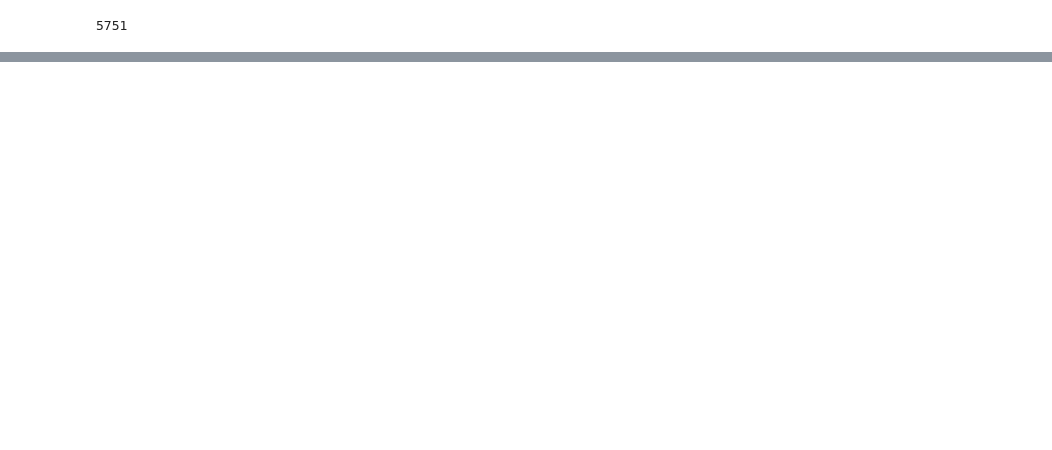
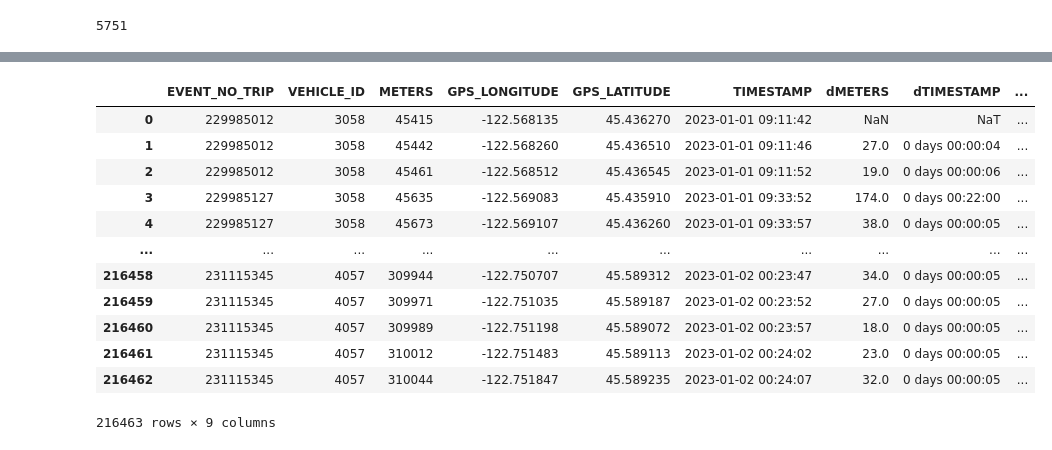
Before and after one commit to mhueckst/510_data_eng, a Jupyter notebook: Jupyter assertions testing /Project 2 Assertions Max .ipynb, the cells around one changed output, grey strips where cells are left out. Drawn from its saved outputs; the diff is of its cells as text; code cells hidden in the pictures; blank space fills up the shorter version.

```diff
--- a/Jupyter assertions testing /Project 2 Assertions Max .ipynb
+++ b/Jupyter assertions testing /Project 2 Assertions Max .ipynb
@@ -108,0 +83,3 @@ census.iloc[[43]]
+# %%
+df = df.drop(columns=['EVENT_NO_STOP', 'GPS_SATELLITES', 'GPS_HDOP'])
+df.head(3)
@@ -108,0 +91,9 @@ census.iloc[[43]]
+# %%
+from datetime import datetime, timedelta
+
+def create_timestamp(i):
+    date = datetime.strptime(i['OPD_DATE'],'%d%b%Y:%H:%M:%S')
+    time = timedelta(seconds=i['ACT_TIME'])
+    return date + time
+
+df['TIMESTAMP'] = df.apply(create_timestamp,axis=1)
@@ -108,0 +109,3 @@ census.iloc[[43]]
+# %%
+df = df.drop(columns=['OPD_DATE', 'ACT_TIME'])
+df
@@ -108,0 +128,5 @@ census.iloc[[43]]
+# %%
+df['dMETERS'] = df['METERS'].diff()
+df['dTIMESTAMP'] = df['TIMESTAMP'].diff()
+
+df
@@ -108,0 +147,22 @@ census.iloc[[43]]
+# %%
+# This needs to be fixed: For each trip, calculate speed (don't calculate dif between separate trips)
+def speed(meters, time):
+    speed = meters/time
+    return speed
+
+df['SPEED'] = df.apply(lambda row: speed(row['dMETERS'],row['dTIMESTAMP'].total_seconds()), axis=1)
+df
+# %% [output]
+|  | EVENT_NO_TRIP | VEHICLE_ID | METERS | GPS_LONGITUDE | GPS_LATITUDE | TIMESTAMP | dMETERS | dTIMESTAMP | ... |
+| 0 | 229985012 | 3058 | 45415 | -122.568135 | 45.436270 | 2023-01-01 09:11:42 | NaN | NaT | ... |
+| 1 | 229985012 | 3058 | 45442 | -122.568260 | 45.436510 | 2023-01-01 09:11:46 | 27.0 | 0 days 00:00:04 | ... |
+| 2 | 229985012 | 3058 | 45461 | -122.568512 | 45.436545 | 2023-01-01 09:11:52 | 19.0 | 0 days 00:00:06 | ... |
+| 3 | 229985127 | 3058 | 45635 | -122.569083 | 45.435910 | 2023-01-01 09:33:52 | 174.0 | 0 days 00:22:00 | ... |
+| 4 | 229985127 | 3058 | 45673 | -122.569107 | 45.436260 | 2023-01-01 09:33:57 | 38.0 | 0 days 00:00:05 | ... |
+| ... | ... | ... | ... | ... | ... | ... | ... | ... | ... |
+| 216458 | 231115345 | 4057 | 309944 | -122.750707 | 45.589312 | 2023-01-02 00:23:47 | 34.0 | 0 days 00:00:05 | ... |
+| 216459 | 231115345 | 4057 | 309971 | -122.751035 | 45.589187 | 2023-01-02 00:23:52 | 27.0 | 0 days 00:00:05 | ... |
+| 216460 | 231115345 | 4057 | 309989 | -122.751198 | 45.589072 | 2023-01-02 00:23:57 | 18.0 | 0 days 00:00:05 | ... |
+| 216461 | 231115345 | 4057 | 310012 | -122.751483 | 45.589113 | 2023-01-02 00:24:02 | 23.0 | 0 days 00:00:05 | ... |
+| 216462 | 231115345 | 4057 | 310044 | -122.751847 | 45.589235 | 2023-01-02 00:24:07 | 32.0 | 0 days 00:00:05 | ... |
+216463 rows × 9 columns
```
Also changed, not shown: parts of 26 cells of this notebook.
